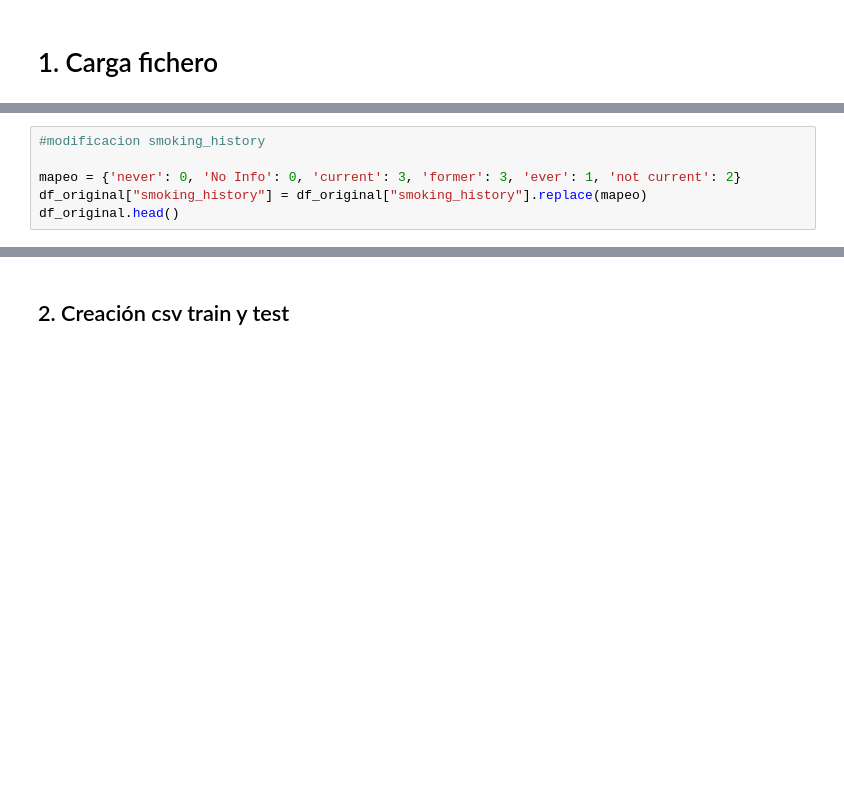
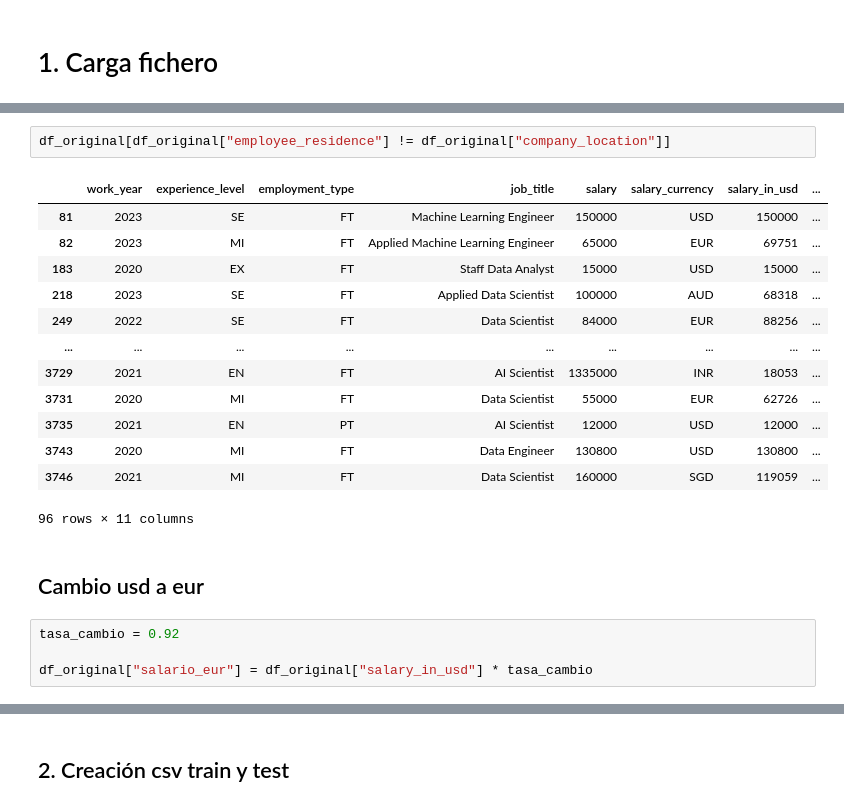
Before and after one commit to JuditRoca/Diabetesprediction, a Jupyter notebook: Notebooks/02_Preprocesamie.ipynb, the cells around one changed output, grey strips where cells are left out. Cells and saved outputs as stored; diff of their text form; blank space fills up the shorter version.

```diff
--- a/Notebooks/02_Preprocesamie.ipynb
+++ b/Notebooks/02_Preprocesamie.ipynb
@@ -22,6 +22,0 @@ array(['never', 'No Info', 'current', 'former', 'ever', 'not current'],
-# %%
-#modificacion smoking_history
-
-mapeo = {'never': 0, 'No Info': 0, 'current': 3, 'former': 3, 'ever': 1, 'not current': 2}
-df_original["smoking_history"] = df_original["smoking_history"].replace(mapeo)
-df_original.head()
@@ -40 +59,23 @@ Index(['gender', 'age', 'hypertension', 'heart_disease', 'smoking_history',
       dtype='object')
+# %%
+df_original[df_original["employee_residence"] != df_original["company_location"]]
+# %% [output]
+|  | work_year | experience_level | employment_type | job_title | salary | salary_currency | salary_in_usd | ... |
+| 81 | 2023 | SE | FT | Machine Learning Engineer | 150000 | USD | 150000 | ... |
+| 82 | 2023 | MI | FT | Applied Machine Learning Engineer | 65000 | EUR | 69751 | ... |
+| 183 | 2020 | EX | FT | Staff Data Analyst | 15000 | USD | 15000 | ... |
+| 218 | 2023 | SE | FT | Applied Data Scientist | 100000 | AUD | 68318 | ... |
+| 249 | 2022 | SE | FT | Data Scientist | 84000 | EUR | 88256 | ... |
+| ... | ... | ... | ... | ... | ... | ... | ... | ... |
+| 3729 | 2021 | EN | FT | AI Scientist | 1335000 | INR | 18053 | ... |
+| 3731 | 2020 | MI | FT | Data Scientist | 55000 | EUR | 62726 | ... |
+| 3735 | 2021 | EN | PT | AI Scientist | 12000 | USD | 12000 | ... |
+| 3743 | 2020 | MI | FT | Data Engineer | 130800 | USD | 130800 | ... |
+| 3746 | 2021 | MI | FT | Data Scientist | 160000 | SGD | 119059 | ... |
+96 rows × 11 columns
+# %% [markdown]
+## Cambio usd a eur
+# %%
+tasa_cambio = 0.92
+
+df_original["salario_eur"] = df_original["salary_in_usd"] * tasa_cambio
```
Also changed, not shown: parts of 12 cells of this notebook.
